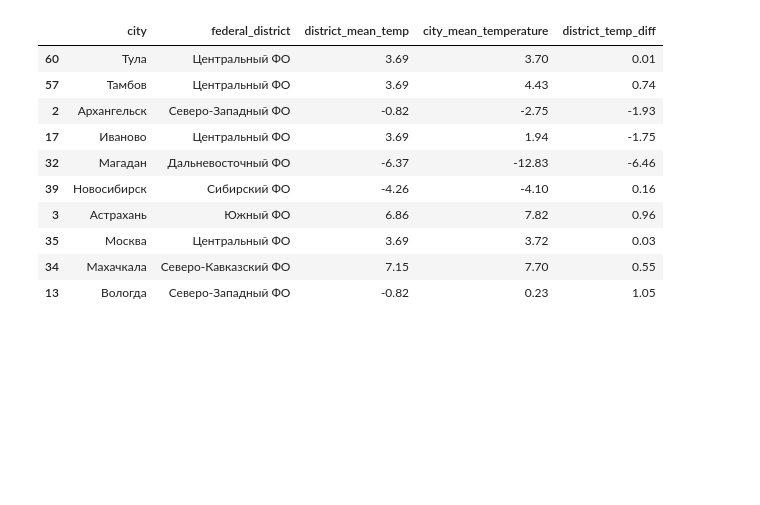
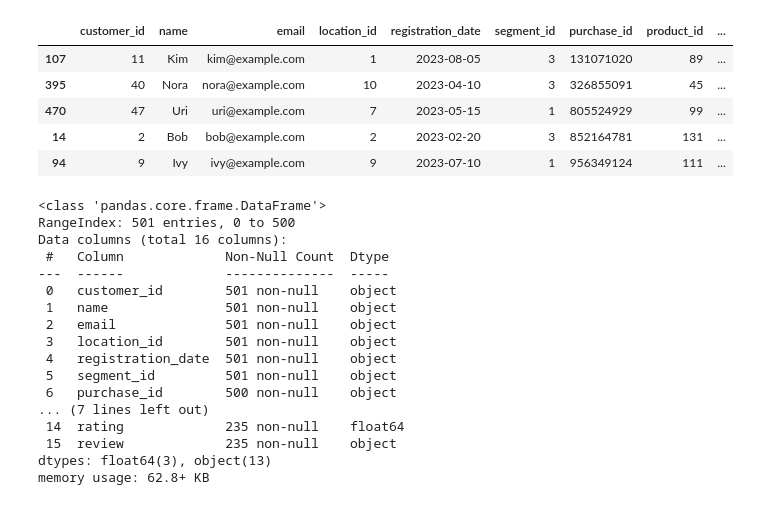
Before and after one commit to SkyRanger2010/DE2024_PY, a Jupyter notebook: HomeWork_7.ipynb, the cells around one changed output. Cells and saved outputs as stored; diff of their text form; code cells hidden in the pictures; blank space fills up the shorter version.

```diff
--- a/HomeWork_7.ipynb
+++ b/HomeWork_7.ipynb
@@ -115,15 +2,0 @@ with open('cities_reduce.csv', "w") as res:
-# %%
-cities = pd.read_csv('/content/cities_reduce.csv')
-cities.sample(10)
-# %% [output]
-|  | city | federal_district | district_mean_temp | city_mean_temperature | district_temp_diff |
-| 60 | Тула | Центральный ФО | 3.69 | 3.70 | 0.01 |
-| 57 | Тамбов | Центральный ФО | 3.69 | 4.43 | 0.74 |
-| 2 | Архангельск | Северо-Западный ФО | -0.82 | -2.75 | -1.93 |
-| 17 | Иваново | Центральный ФО | 3.69 | 1.94 | -1.75 |
-| 32 | Магадан | Дальневосточный ФО | -6.37 | -12.83 | -6.46 |
-| 39 | Новосибирск | Сибирский ФО | -4.26 | -4.10 | 0.16 |
-| 3 | Астрахань | Южный ФО | 6.86 | 7.82 | 0.96 |
-| 35 | Москва | Центральный ФО | 3.69 | 3.72 | 0.03 |
-| 34 | Махачкала | Северо-Кавказский ФО | 7.15 | 7.70 | 0.55 |
-| 13 | Вологда | Северо-Западный ФО | -0.82 | 0.23 | 1.05 |
@@ -129,0 +20,58 @@ cities.sample(10)
+# %%
+# Приведем данные к нужным типам
+contact_preference=contact_preference_src.astype({'contact_id':'str'})
+customer_preferenced_contact_type=customer_preferenced_contact_type_src.astype({'customer_id':'str','contact_type_id':'str'})
+customer=customer_src.astype({'id':'str','location_id':'str'})
+customers_segments=customers_segments_src.astype({'customer_id':'str', 'segment_id':'str'})
+location=location_src.astype({'location_id':'str'})
+product_feedback=product_feedback_src.astype({'id':'str', 'purchase_id':'int'})
+product_feedback['purchase_id']=product_feedback['purchase_id'].round(0)
+product_feedback['purchase_id']=product_feedback['purchase_id'].astype(str)
+product=product_src.astype({'id':'str'})
+product['price']=pd.to_numeric(product['price'],errors='coerce').fillna(0)
+purchase=purchase_src.astype({'id':'str', 'user_id':'str','product_id':'str'})
+segment=segment_src.astype({'id':'str'})
+service_feedback=service_feedback_src.astype({'id':'str', 'customer_id':'str'})
+# %%
+# Переименуем столбцы
+customer.rename(columns={'id':'customer_id'}, inplace=True)
+purchase.rename(columns={'user_id':'customer_id'}, inplace=True)
+purchase.rename(columns={'id':'purchase_id'}, inplace=True)
+product.rename(columns={'id':'product_id'}, inplace=True)
+product_feedback.rename(columns={'id':'feedback_id'}, inplace=True)
+# %%
+# Объединение таблиц
+user_data = (
+    customer.merge(customers_segments, on='customer_id', how='left', suffixes=('', '_segment'))
+            .merge(purchase, on='customer_id', how='left', suffixes=('', '_purchase'))
+            .merge(product, on='product_id', how='left', suffixes=('', '_product'))
+            .merge(product_feedback, on='purchase_id', how='left', suffixes=('', '_feedback'))
+)
+user_data.sample(5)
+# %% [output]
+|  | customer_id | name | email | location_id | registration_date | segment_id | purchase_id | product_id | ... |
+| 107 | 11 | Kim | kim@example.com | 1 | 2023-08-05 | 3 | 131071020 | 89 | ... |
+| 395 | 40 | Nora | nora@example.com | 10 | 2023-04-10 | 3 | 326855091 | 45 | ... |
+| 470 | 47 | Uri | uri@example.com | 7 | 2023-05-15 | 1 | 805524929 | 99 | ... |
+| 14 | 2 | Bob | bob@example.com | 2 | 2023-02-20 | 3 | 852164781 | 131 | ... |
+| 94 | 9 | Ivy | ivy@example.com | 9 | 2023-07-10 | 1 | 956349124 | 111 | ... |
+# %%
+user_data.info()
+# %% [output]
+<class 'pandas.core.frame.DataFrame'>
+RangeIndex: 501 entries, 0 to 500
+Data columns (total 16 columns):
+ #   Column             Non-Null Count  Dtype
+---  ------             --------------  -----
+ 0   customer_id        501 non-null    object
+ 1   name               501 non-null    object
+ 2   email              501 non-null    object
+ 3   location_id        501 non-null    object
+ 4   registration_date  501 non-null    object
+ 5   segment_id         501 non-null    object
+ 6   purchase_id        500 non-null    object
+... (7 lines left out)
+ 14  rating             235 non-null    float64
+ 15  review             235 non-null    object
+dtypes: float64(3), object(13)
+memory usage: 62.8+ KB
```
Also changed, not shown: parts of 14 cells of this notebook.
